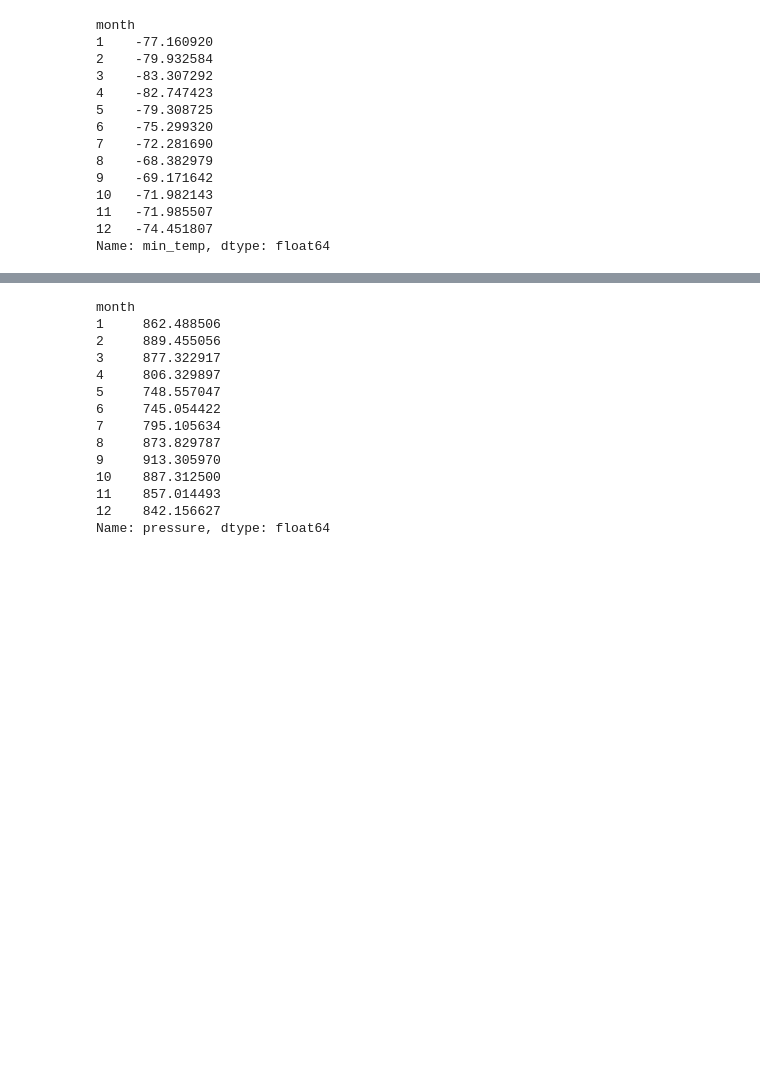
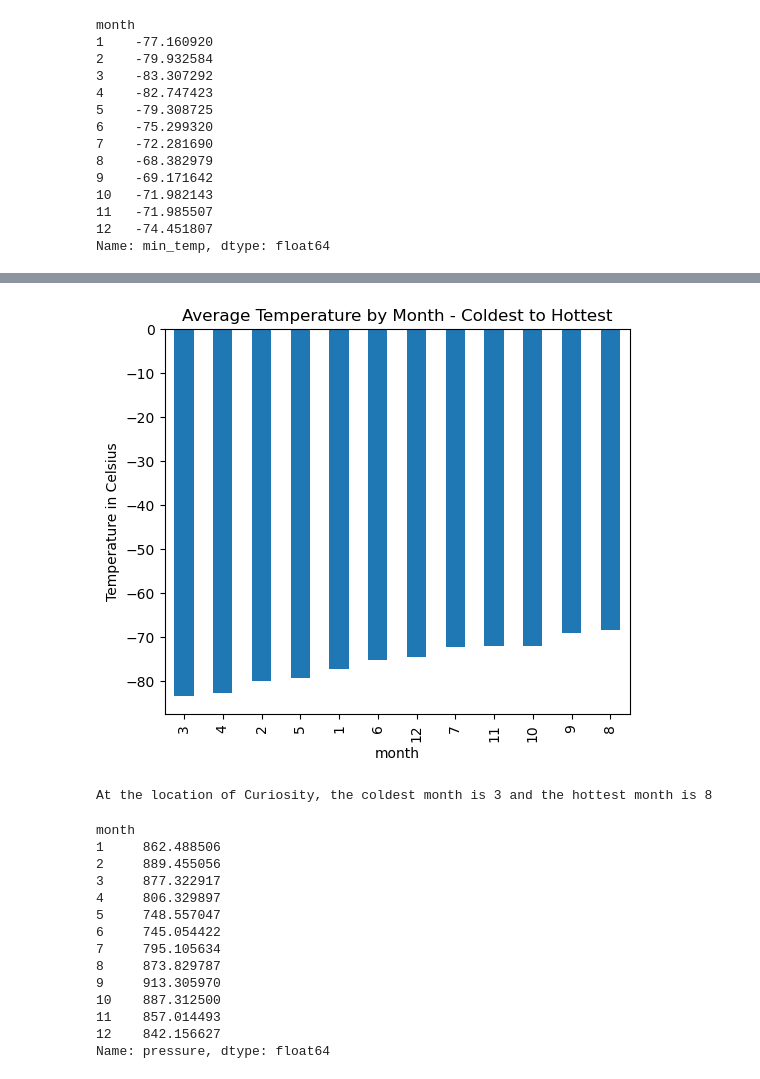
Before and after one commit to patpekala/html_challenge, a Jupyter notebook: Starter_Code4/part_2_mars_weather.ipynb, the cells around one changed output, grey strips where cells are left out. Cells and saved outputs as stored; diff of their text form; code cells hidden in the pictures; blank space fills up the shorter version.

```diff
--- a/Starter_Code4/part_2_mars_weather.ipynb
+++ b/Starter_Code4/part_2_mars_weather.ipynb
@@ -182,2 +184,12 @@ Name: min_temp, dtype: float64
+# %%
+# Identify the coldest and hottest months in Curiosity's location
+avg_temp_sorted = avg_temp.sort_values()
+avg_temp_sorted.plot(kind='bar', title='Average Temperature by Month - Coldest to Hottest', xlabel='month', ylabel='Temperature in Celsius', figsize=(6, 5))
+plt.show()
+
+print(f"At the location of Curiosity, the coldest month is {avg_temp_sorted.idxmin()} and the hottest month is {avg_temp_sorted.idxmax()}")
+# %% [output]
+[figure, added]
+At the location of Curiosity, the coldest month is 3 and the hottest month is 8
 # %%
 # 4. Average pressure by Martian month
```
Also changed, not shown: parts of 10 cells of this notebook, 1 other file.
